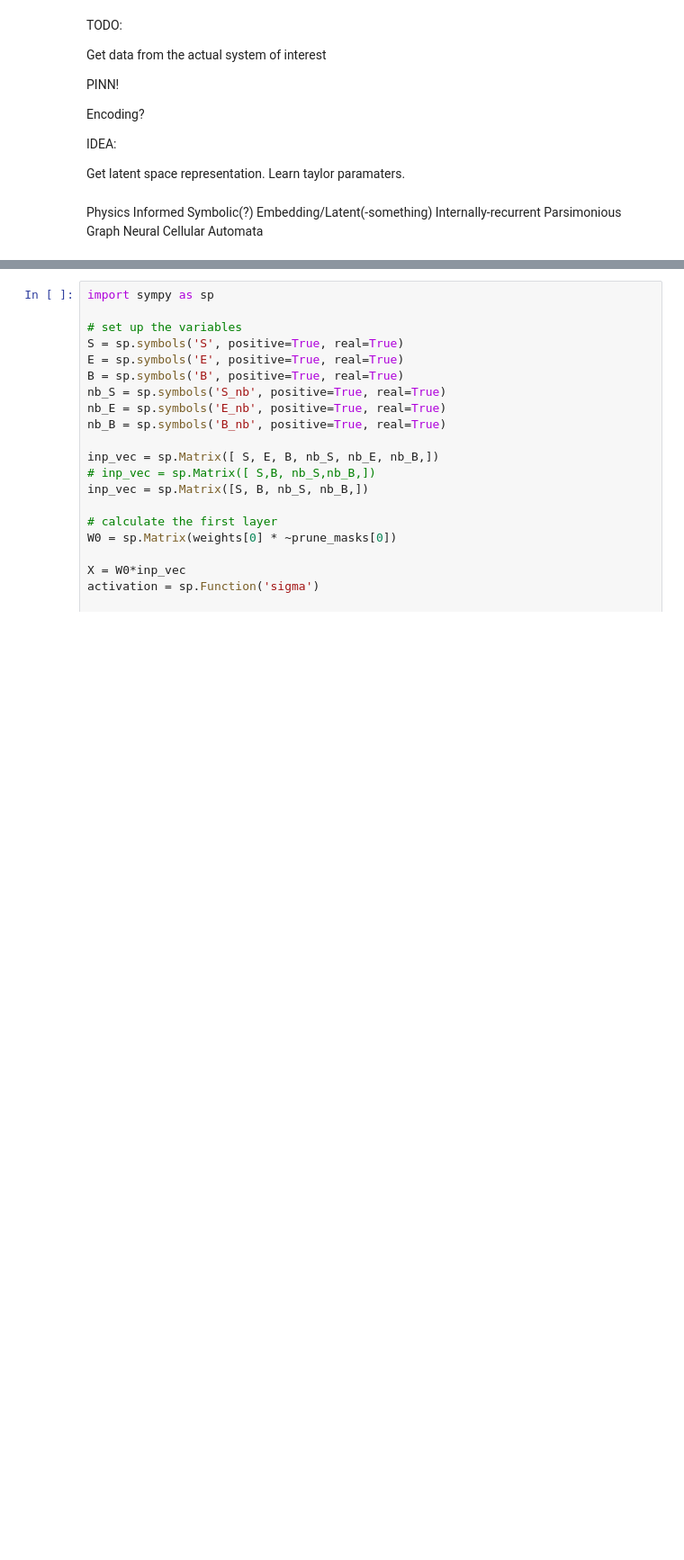
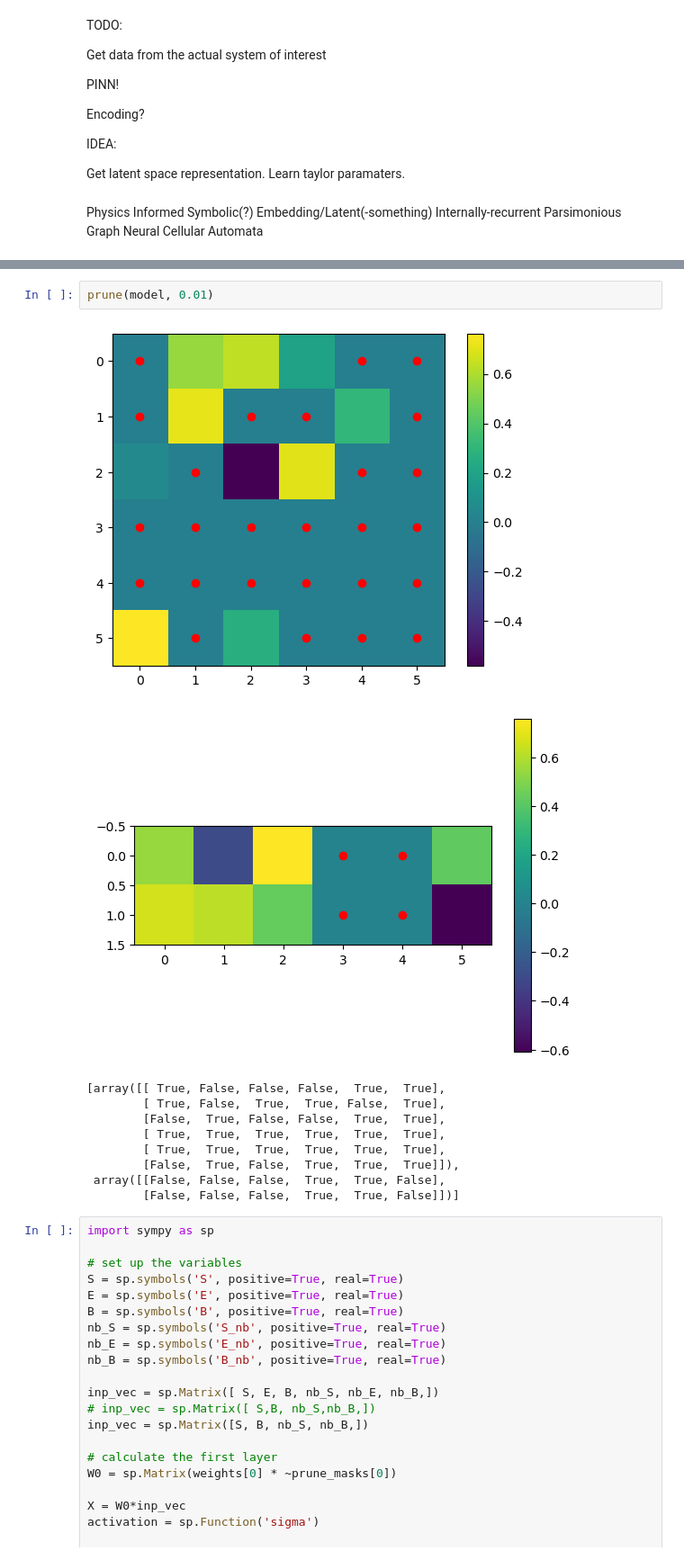
Before and after one commit to JakobSchauser/PhD, a Jupyter notebook: code/NCAs/NCA_message_passing.ipynb, the cells around one changed output, grey strips where cells are left out. Shown at 90% size. Drawn from its saved outputs; the diff is of its cells as text; blank space fills up the shorter version.

```diff
--- a/code/NCAs/NCA_message_passing.ipynb
+++ b/code/NCAs/NCA_message_passing.ipynb
@@ -161,3 +161,16 @@ np.float64(11092986218.160181)
+# %%
+prune(model, 0.01)
+# %% [output]
+[figure, added]
+[figure, added]
+[array([[ True, False, False, False,  True,  True],
+        [ True, False,  True,  True, False,  True],
+        [False,  True, False, False,  True,  True],
+        [ True,  True,  True,  True,  True,  True],
+        [ True,  True,  True,  True,  True,  True],
+        [False,  True, False,  True,  True,  True]]),
+ array([[False, False, False,  True,  True, False],
+        [False, False, False,  True,  True, False]])]
 # %%
 import sympy as sp
 
```
Also changed, not shown: parts of 3 cells of this notebook, 1 other file.
